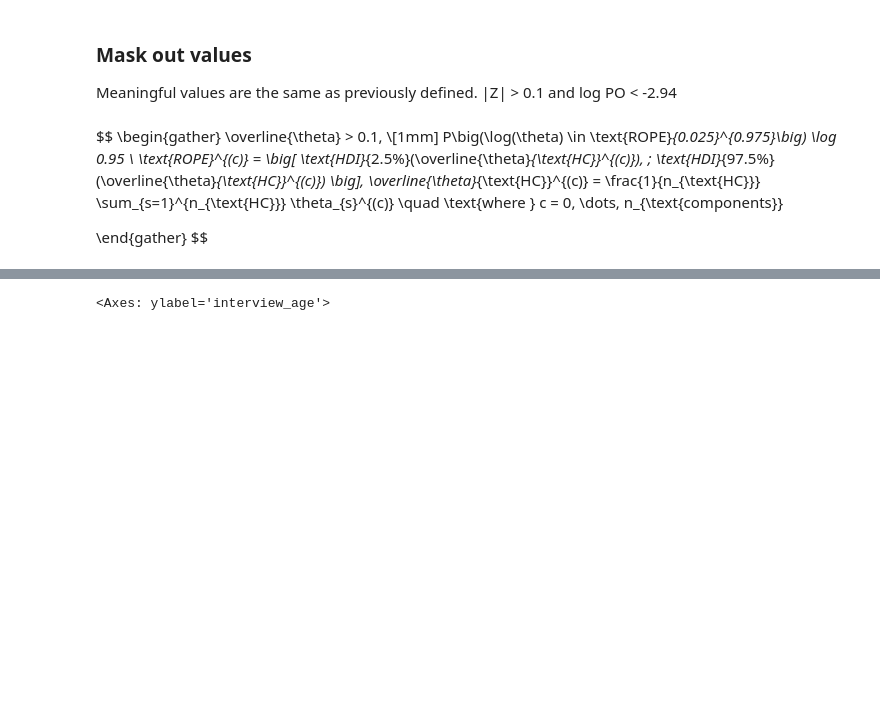
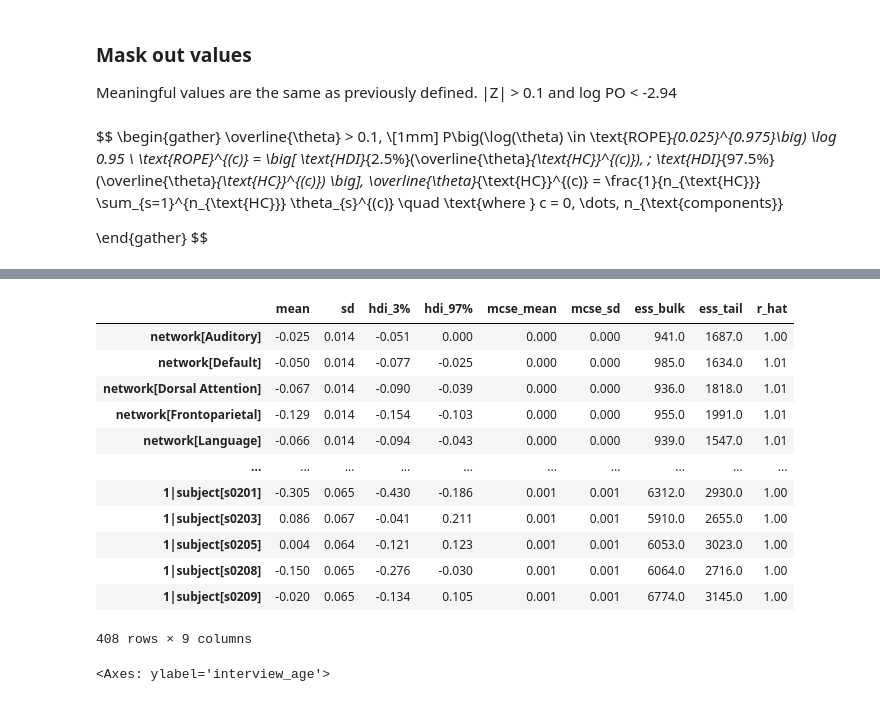
Before and after one commit to Daniel-Halls/nfact_idp, a Jupyter notebook: nfact_id/group_diff/exploring_differences.ipynb, the cells around one changed output, grey strips where cells are left out. Cells and saved outputs as stored; diff of their text form; code cells hidden in the pictures; blank space fills up the shorter version.

```diff
--- a/nfact_id/group_diff/exploring_differences.ipynb
+++ b/nfact_id/group_diff/exploring_differences.ipynb
@@ -741,0 +590,5 @@ network_df = merged.groupby(["subject", "group", "definition"])["z_score"].mean(
+# %%
+grey_net = wide_to_long_networks(g_component_df, comp_defintion)
+grey_net['comp_type'] = "grey"
+white_net = wide_to_long_networks(w_component_df, comp_defintion)
+white_net['comp_type'] = "white"
@@ -741,0 +601,14 @@ network_df = merged.groupby(["subject", "group", "definition"])["z_score"].mean(
+# %%
+regression_data_frame = pd.concat([grey_net, white_net]).sort_values(by=["subject", "network"])
+regression_data_frame['z_score'] = regression_data_frame['z_score'].astype("float")
+#regression_data_frame['network'] = regression_data_frame['network'].astype("category")
+#regression_data_frame['group'] = regression_data_frame['group'].astype("category")
+#regression_data_frame['subject'] = regression_data_frame['subject'].astype("category")
+# %%
+regress_model = bmb.Model(
+    "z_score ~ 0 + network + comp_type + (1|subject)",
+    data=regression_data_frame,
+    categorical=['network', 'comp_type', 'group'],
+
+
+)
@@ -741,0 +635,2 @@ network_df = merged.groupby(["subject", "group", "definition"])["z_score"].mean(
+# %%
+idata_comp = regress_model.fit(tune=2000, draw=2000, cores=4, chains=4, mp_ctx="spawn", random_seed=1234, target_accept=0.98, idata_kwargs={"log_likelihood": True})
@@ -742,3 +664,19 @@ network_df = merged.groupby(["subject", "group", "definition"])["z_score"].mean(
+# %%
+az.summary(idata_comp)
+# %% [output]
+|  | mean | sd | hdi_3% | hdi_97% | mcse_mean | mcse_sd | ess_bulk | ess_tail | r_hat |
+| network[Auditory] | -0.025 | 0.014 | -0.051 | 0.000 | 0.000 | 0.000 | 941.0 | 1687.0 | 1.00 |
+| network[Default] | -0.050 | 0.014 | -0.077 | -0.025 | 0.000 | 0.000 | 985.0 | 1634.0 | 1.01 |
+| network[Dorsal Attention] | -0.067 | 0.014 | -0.090 | -0.039 | 0.000 | 0.000 | 936.0 | 1818.0 | 1.01 |
+| network[Frontoparietal] | -0.129 | 0.014 | -0.154 | -0.103 | 0.000 | 0.000 | 955.0 | 1991.0 | 1.01 |
+| network[Language] | -0.066 | 0.014 | -0.094 | -0.043 | 0.000 | 0.000 | 939.0 | 1547.0 | 1.01 |
+| ... | ... | ... | ... | ... | ... | ... | ... | ... | ... |
+| 1|subject[s0201] | -0.305 | 0.065 | -0.430 | -0.186 | 0.001 | 0.001 | 6312.0 | 2930.0 | 1.00 |
+| 1|subject[s0203] | 0.086 | 0.067 | -0.041 | 0.211 | 0.001 | 0.001 | 5910.0 | 2655.0 | 1.00 |
+| 1|subject[s0205] | 0.004 | 0.064 | -0.121 | 0.123 | 0.001 | 0.001 | 6053.0 | 3023.0 | 1.00 |
+| 1|subject[s0208] | -0.150 | 0.065 | -0.276 | -0.030 | 0.001 | 0.001 | 6064.0 | 2716.0 | 1.00 |
+| 1|subject[s0209] | -0.020 | 0.065 | -0.134 | 0.105 | 0.001 | 0.001 | 6774.0 | 3145.0 | 1.00 |
+408 rows × 9 columns
 # %%
 grey_data_set = pd.merge(network_df, beh_data_sum, left_on='subject', right_on="subject").drop('group_x', axis=1).rename(columns={"group_y": "group", "definition": "network"})
 grey_data_set = grey_data_set.drop(grey_data_set[grey_data_set['network'] =='no_consensus'].index)
```
Also changed, not shown: parts of 41 cells of this notebook, 12 other files.
